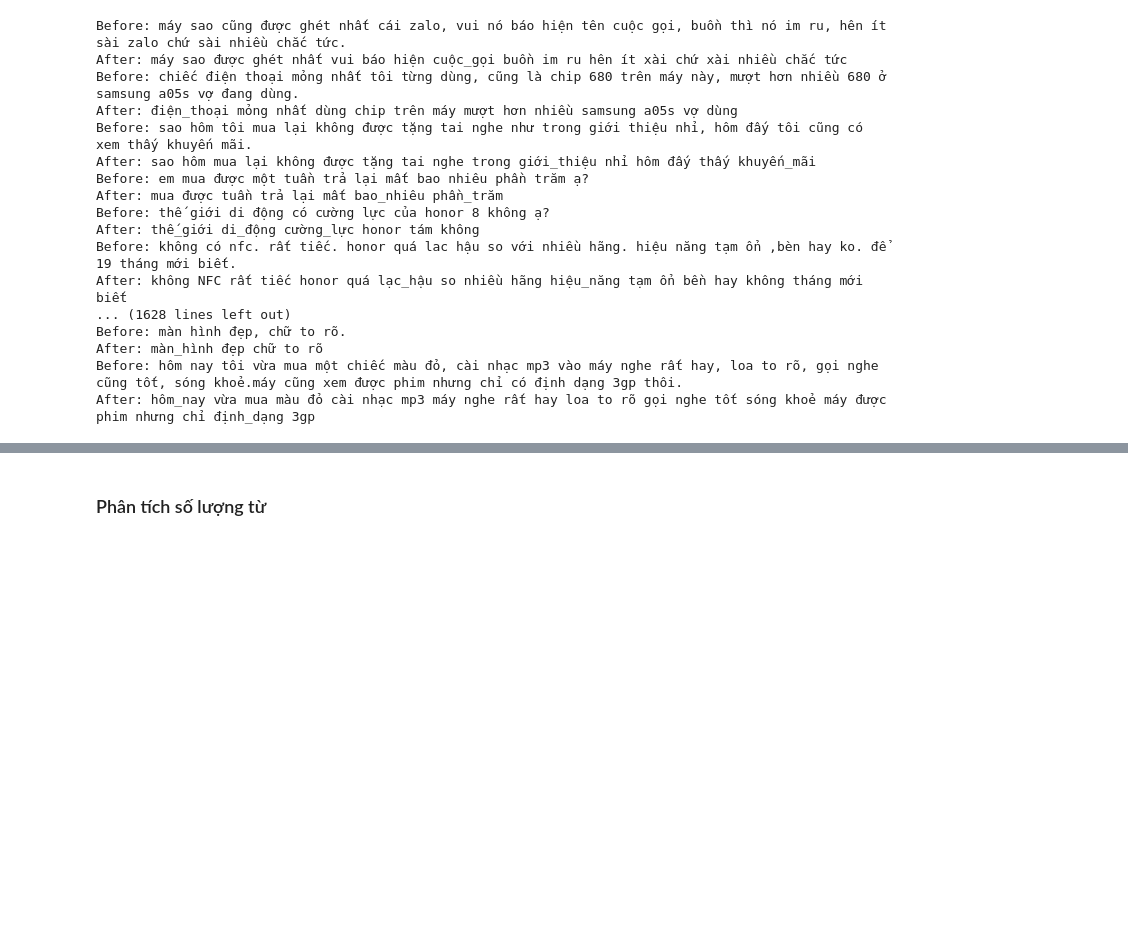
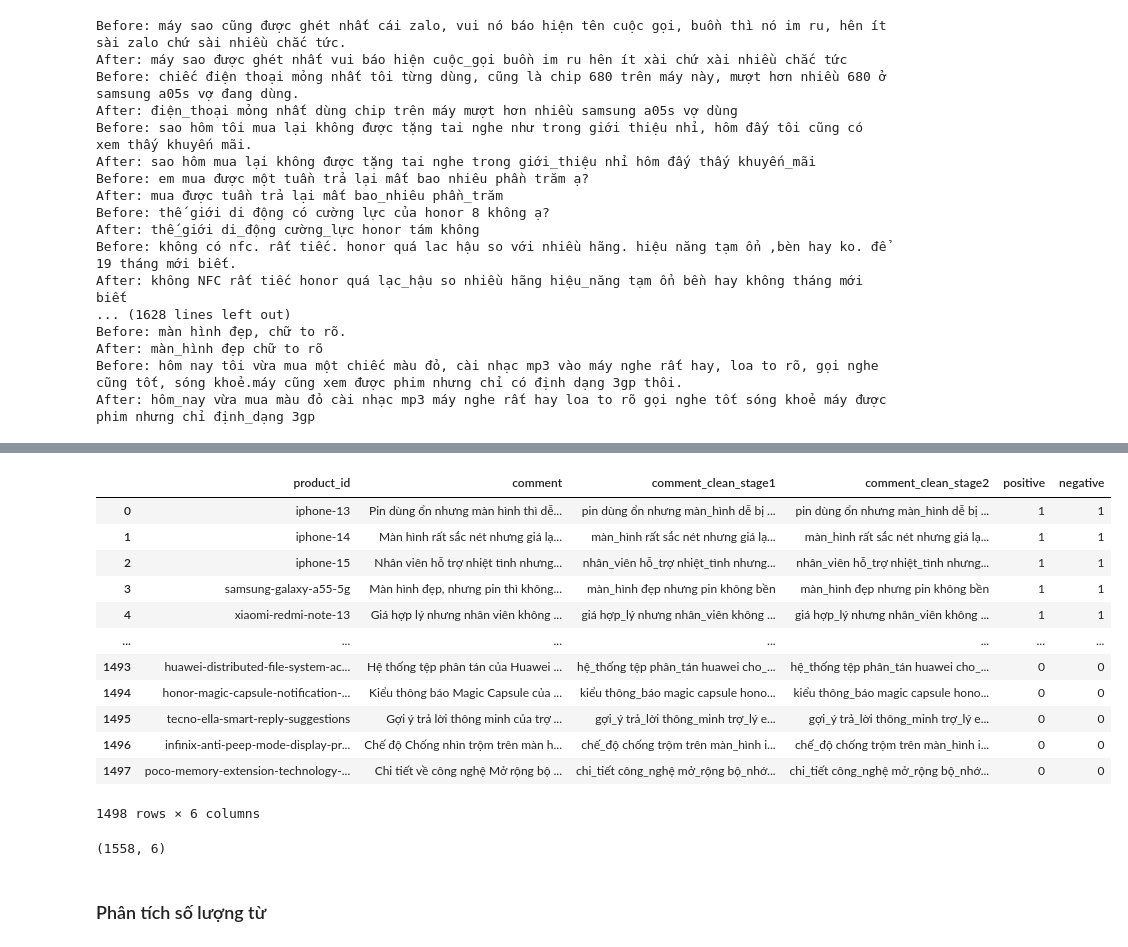
Before and after one commit to DinhManhAVG/Comment-Sentiment-Analysis, a Jupyter notebook: pre-processing/preprocessing_v2.ipynb, the cells around one changed output, grey strips where cells are left out. Saved outputs shown, nothing was run; the diff lists cells and outputs as text; code cells hidden in the pictures; blank space fills up the shorter version.

Commit message:
chore: [NLP] Generate more data to fix the imblance data

```diff
--- a/pre-processing/preprocessing_v2.ipynb
+++ b/pre-processing/preprocessing_v2.ipynb
@@ -30,7 +31,9 @@ ABSOLUTE_MODEL_PATH = os.path.abspath("../attribute_extractor/vncorenlp")
 print("Using model path:", ABSOLUTE_MODEL_PATH)
 
 # Khởi tạo model từ thư mục local
-vncorenlp_model = py_vncorenlp.VnCoreNLP(save_dir=ABSOLUTE_MODEL_PATH, max_heap_size="-Xmx2g")
+vncorenlp_model = py_vncorenlp.VnCoreNLP(
+    save_dir=ABSOLUTE_MODEL_PATH, max_heap_size="-Xmx2g"
+)
 # %% [output]
 Using model path: d:\School\4thYear\2ndSemester\NLP\Comment-Sentiment-Analysis\attribute_extractor\vncorenlp
 # %% [markdown]
@@ -408,0 +488,11 @@ labelling_data_part1_df.to_csv(os.path.join(PROJECT_ROOT, "../data/sure_labels/l
+# %%
+generated_df = pd.read_csv(
+    os.path.join(PROJECT_ROOT, "../data/sure_labels/generated_data.csv")
+)
+# %%
+generated_df["comment_clean_stage1"] = generated_df["comment"].apply(
+    without_spellcheck_preprocessor
+)
+generated_df["comment_clean_stage2"] = generated_df["comment_clean_stage1"]
+
+generated_df = generated_df[["product_id","comment","comment_clean_stage1","comment_clean_stage2","positive","negative"]]
@@ -408,0 +517,16 @@ labelling_data_part1_df.to_csv(os.path.join(PROJECT_ROOT, "../data/sure_labels/l
+# %%
+generated_df
+# %% [output]
+|  | product_id | comment | comment_clean_stage1 | comment_clean_stage2 | positive | negative |
+| 0 | iphone-13 | Pin dùng ổn nhưng màn hình thì dễ... | pin dùng ổn nhưng màn_hình dễ bị ... | pin dùng ổn nhưng màn_hình dễ bị ... | 1 | 1 |
+| 1 | iphone-14 | Màn hình rất sắc nét nhưng giá lạ... | màn_hình rất sắc nét nhưng giá lạ... | màn_hình rất sắc nét nhưng giá lạ... | 1 | 1 |
+| 2 | iphone-15 | Nhân viên hỗ trợ nhiệt tình nhưng... | nhân_viên hỗ_trợ nhiệt_tình nhưng... | nhân_viên hỗ_trợ nhiệt_tình nhưng... | 1 | 1 |
+| 3 | samsung-galaxy-a55-5g | Màn hình đẹp, nhưng pin thì không... | màn_hình đẹp nhưng pin không bền | màn_hình đẹp nhưng pin không bền | 1 | 1 |
+| 4 | xiaomi-redmi-note-13 | Giá hợp lý nhưng nhân viên không ... | giá hợp_lý nhưng nhân_viên không ... | giá hợp_lý nhưng nhân_viên không ... | 1 | 1 |
+| ... | ... | ... | ... | ... | ... | ... |
+| 1493 | huawei-distributed-file-system-ac... | Hệ thống tệp phân tán của Huawei ... | hệ_thống tệp phân_tán huawei cho_... | hệ_thống tệp phân_tán huawei cho_... | 0 | 0 |
+| 1494 | honor-magic-capsule-notification-... | Kiểu thông báo Magic Capsule của ... | kiểu thông_báo magic capsule hono... | kiểu thông_báo magic capsule hono... | 0 | 0 |
+| 1495 | tecno-ella-smart-reply-suggestions | Gợi ý trả lời thông minh của trợ ... | gợi_ý trả_lời thông_minh trợ_lý e... | gợi_ý trả_lời thông_minh trợ_lý e... | 0 | 0 |
+| 1496 | infinix-anti-peep-mode-display-pr... | Chế độ Chống nhìn trộm trên màn h... | chế_độ chống trộm trên màn_hình i... | chế_độ chống trộm trên màn_hình i... | 0 | 0 |
+| 1497 | poco-memory-extension-technology-... | Chi tiết về công nghệ Mở rộng bộ ... | chi_tiết công_nghệ mở_rộng bộ_nhớ... | chi_tiết công_nghệ mở_rộng bộ_nhớ... | 0 | 0 |
+1498 rows × 6 columns
@@ -408,0 +542,4 @@ labelling_data_part1_df.to_csv(os.path.join(PROJECT_ROOT, "../data/sure_labels/l
+# %%
+train_generated_df.shape
+# %% [output]
+(1558, 6)
```
Also changed, not shown: parts of 26 cells of this notebook, 10 other files.
